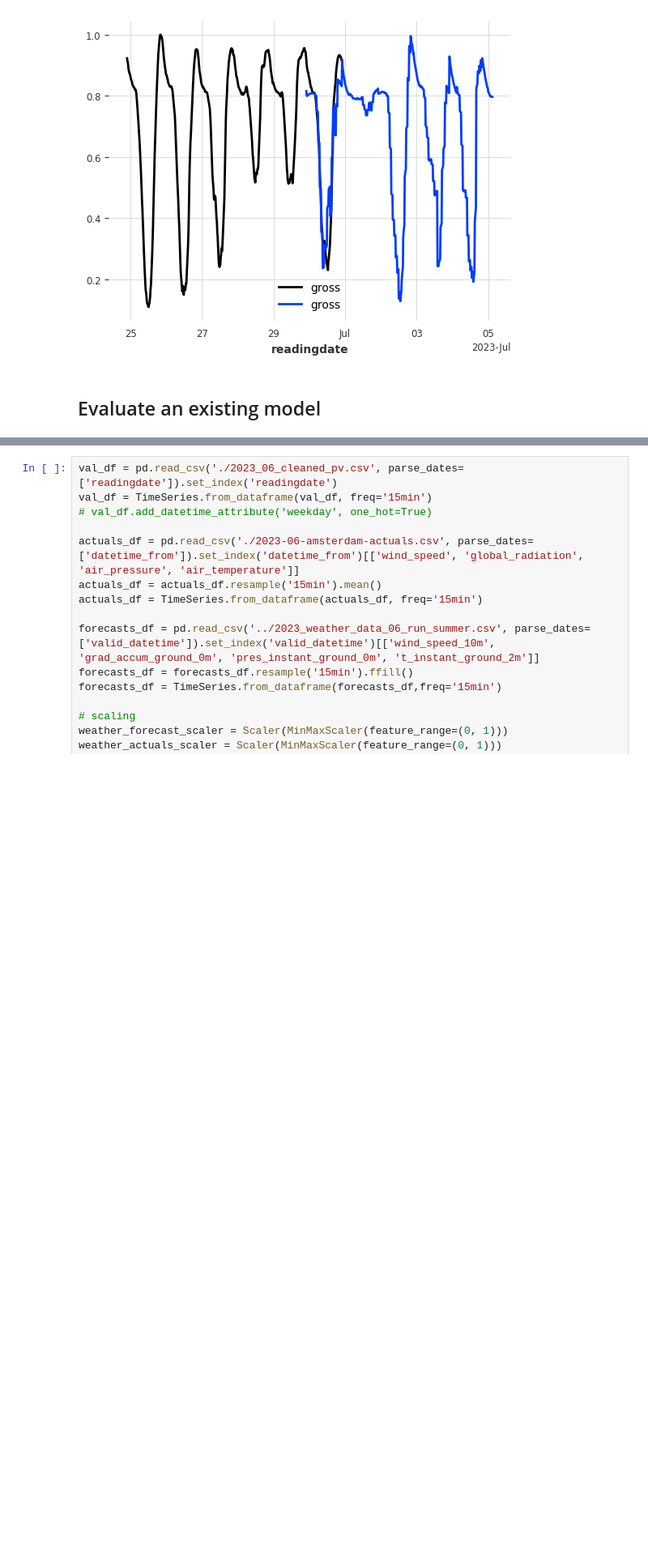
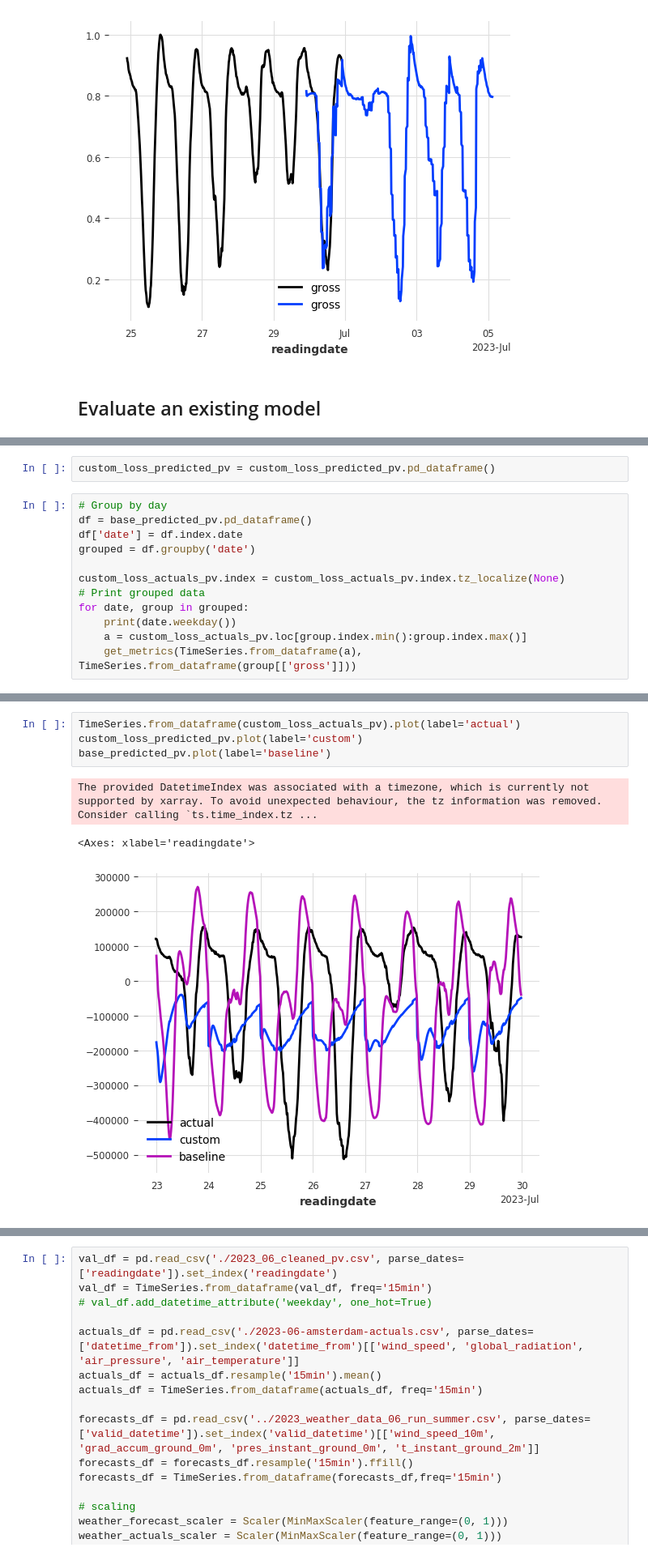
Before and after one commit to erewl/short-term-load-forecasting-with-domain-knowledge, a Jupyter notebook: notebooks/tft_example.ipynb, the cells around one changed output, grey strips where cells are left out. Shown at 81% size. Cells and saved outputs as stored; diff of their text form; blank space fills up the shorter version.

```diff
--- a/notebooks/tft_example.ipynb
+++ b/notebooks/tft_example.ipynb
@@ -627,0 +703,14 @@ from sklearn.preprocessing import MinMaxScaler
+# %%
+custom_loss_predicted_pv = custom_loss_predicted_pv.pd_dataframe()
+# %%
+# Group by day
+df = base_predicted_pv.pd_dataframe()
+df['date'] = df.index.date
+grouped = df.groupby('date')
+
+custom_loss_actuals_pv.index = custom_loss_actuals_pv.index.tz_localize(None)
+# Print grouped data
+for date, group in grouped:
+    print(date.weekday())
+    a = custom_loss_actuals_pv.loc[group.index.min():group.index.max()]
+    get_metrics(TimeSeries.from_dataframe(a), TimeSeries.from_dataframe(group[['gross']]))
@@ -627,0 +771,8 @@ from sklearn.preprocessing import MinMaxScaler
+# %%
+TimeSeries.from_dataframe(custom_loss_actuals_pv).plot(label='actual')
+custom_loss_predicted_pv.plot(label='custom')
+base_predicted_pv.plot(label='baseline')
+# %% [output]
+The provided DatetimeIndex was associated with a timezone, which is currently not supported by xarray. To avoid unexpected behaviour, the tz information was removed. Consider calling `ts.time_index.tz ...
+<Axes: xlabel='readingdate'>
+[figure, added]
```
Also changed, not shown: parts of 18 cells of this notebook, 6 other files.
